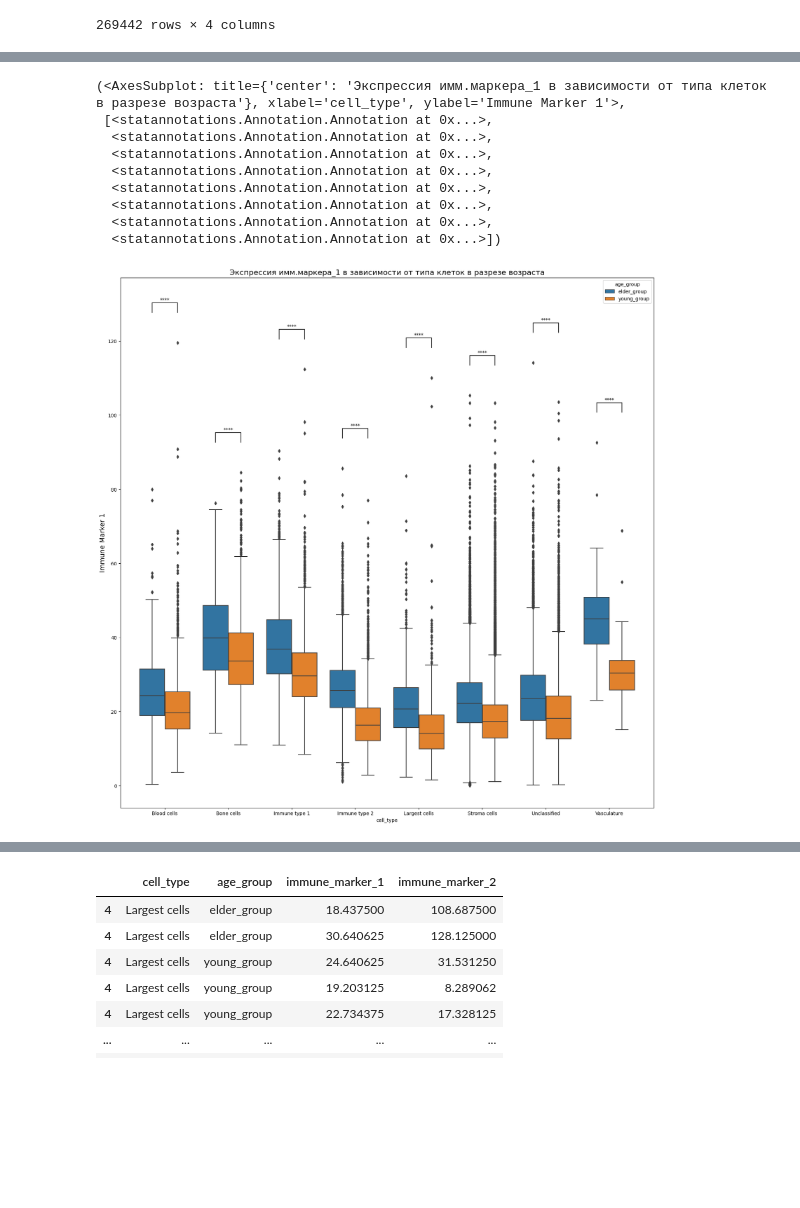
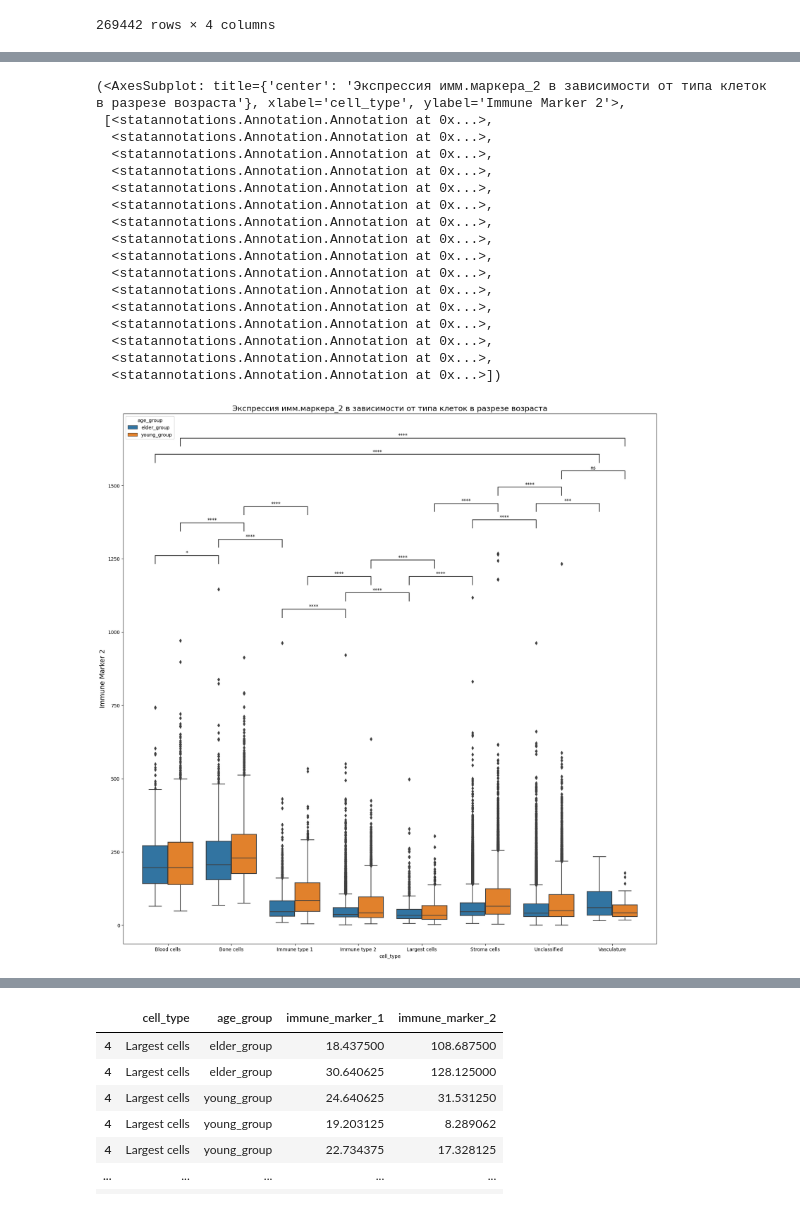
Before and after one commit to Rinengen/-----------------4, a Jupyter notebook: HW_4.ipynb, the cells around one changed output, grey strips where cells are left out. Saved outputs shown, nothing was run; the diff lists cells and outputs as text; code cells hidden in the pictures; blank space fills up the shorter version.

```diff
--- a/HW_4.ipynb
+++ b/HW_4.ipynb
@@ -432,28 +564,41 @@ annotator.apply_and_annotate()
 # %%
 x='cell_type'
-y = 'immune_marker_1'
+y = 'immune_marker_2'
 hue='age_group'
+order = ['Blood cells',
+ 'Bone cells',
+ 'Immune type 1',
+ 'Immune type 2',
+ 'Largest cells',
+ 'Stroma cells',
+ 'Unclassified',
+ 'Vasculature']
+
 
 hue_order=['elder_group','young_group']
-pairs = [((i, 'elder_group'), (i, 'young_group'))
-        for i in df['cell_type'].unique()
+pairs = [((order[i], 'elder_group'), (order[i-1], 'elder_group'))
+        for i in range(len(order))
+]
+
+pairs =  pairs + [((order[i], 'young_group'), (order[i-1], 'young_group'))
+        for i in range(len(order))
 ]
 
 plt.figure(figsize=(20, 20))
 cell_immune_box = sns.boxplot(
-    data=cell_immune, x='cell_type', y = 'immune_marker_1',
+    data=cell_immune, x='cell_type', y = 'immune_marker_2',
     hue=hue, hue_order=hue_order
 )
 cell_immune_box.axes.set_title(
-    "Экспрессия имм.маркера_1 в зависимости от типа клеток в разрезе возраста", fontsize=16
+    "Экспрессия имм.маркера_2 в зависимости от типа клеток в разрезе возраста", fontsize=16
 )
-cell_immune_box.set_ylabel("Immune Marker 1", fontsize=14)
+cell_immune_box.set_ylabel("Immune Marker 2", fontsize=14)
 
 annotator = Annotator(
     cell_immune_box, pairs, data=cell_immune, x=x, y=y,
     hue_order=hue_order, hue=hue
 )
-annotator.configure(test='t-test_ind', text_format='star', loc='inside')
+annotator.configure(test='Mann-Whitney', text_format='star', loc='inside')
 annotator.apply_and_annotate()
 # %% [output]
 p-value annotation legend:
@@ -474,10 +621,18 @@ Vasculature_elder_group vs. Vasculature_young_group: t-test independent samples,
-(<AxesSubplot: title={'center': 'Экспрессия имм.маркера_1 в зависимости от типа клеток в разрезе возраста'}, xlabel='cell_type', ylabel='Immune Marker 1'>,
+(<AxesSubplot: title={'center': 'Экспрессия имм.маркера_2 в зависимости от типа клеток в разрезе возраста'}, xlabel='cell_type', ylabel='Immune Marker 2'>,
  [<statannotations.Annotation.Annotation at 0x...>,
   <statannotations.Annotation.Annotation at 0x...>,
   <statannotations.Annotation.Annotation at 0x...>,
   <statannotations.Annotation.Annotation at 0x...>,
   <statannotations.Annotation.Annotation at 0x...>,
   <statannotations.Annotation.Annotation at 0x...>,
   <statannotations.Annotation.Annotation at 0x...>,
+  <statannotations.Annotation.Annotation at 0x...>,
+  <statannotations.Annotation.Annotation at 0x...>,
+  <statannotations.Annotation.Annotation at 0x...>,
+  <statannotations.Annotation.Annotation at 0x...>,
+  <statannotations.Annotation.Annotation at 0x...>,
+  <statannotations.Annotation.Annotation at 0x...>,
+  <statannotations.Annotation.Annotation at 0x...>,
+  <statannotations.Annotation.Annotation at 0x...>,
   <statannotations.Annotation.Annotation at 0x...>])
-[figure, old version]
+[figure, new version]
```
Also changed, not shown: parts of 66 cells of this notebook.
